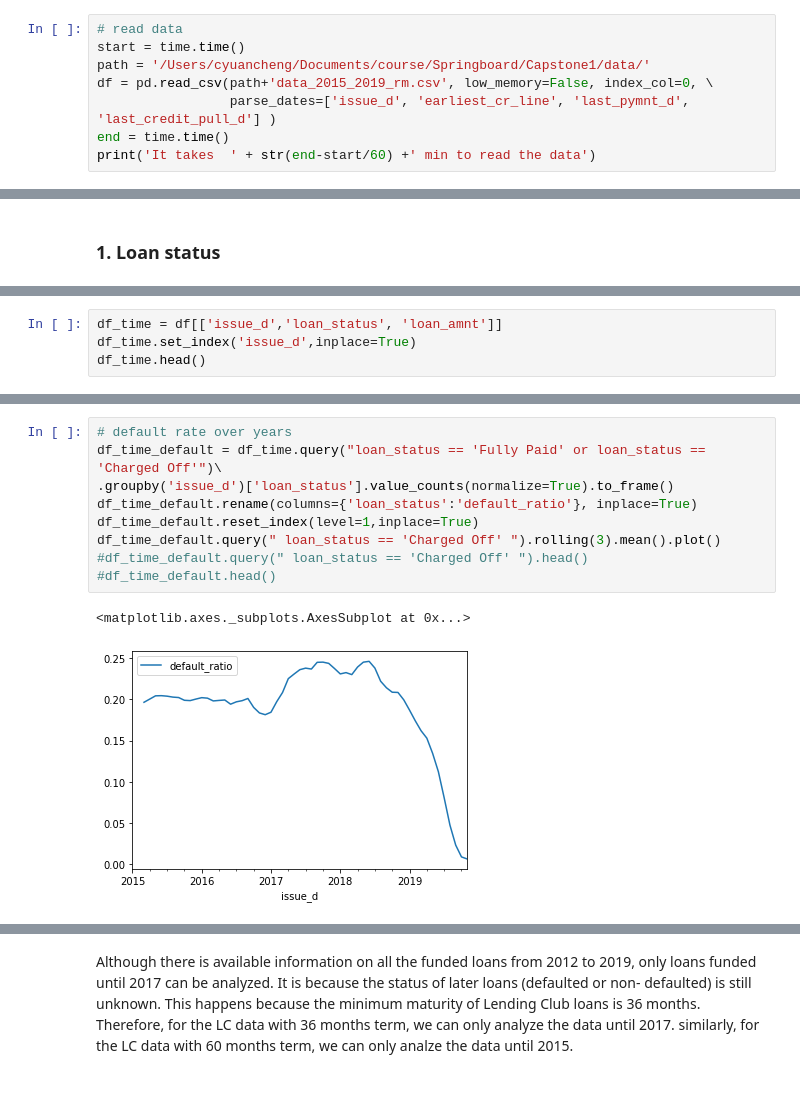
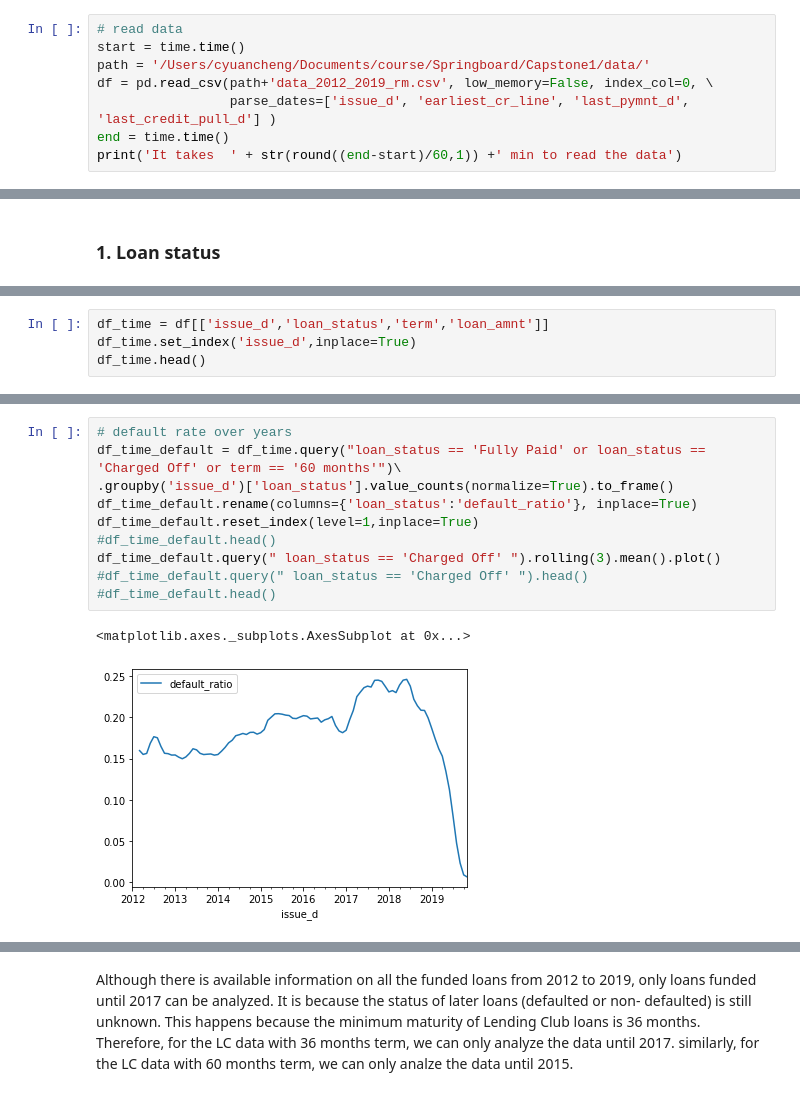
Before and after one commit to cyuancheng/Lending_Club, a Jupyter notebook: 04_LC_DataStory_EDA.ipynb, the cells around one changed output, grey strips where cells are left out. Saved outputs shown, nothing was run; the diff lists cells and outputs as text.

Commit message:
time series default rate

```diff
--- a/04_LC_DataStory_EDA.ipynb
+++ b/04_LC_DataStory_EDA.ipynb
@@ -38,8 +38,8 @@ warnings.filterwarnings('ignore')
 # read data
 start = time.time()
 path = '/Users/cyuancheng/Documents/course/Springboard/Capstone1/data/'
-df = pd.read_csv(path+'data_2015_2019_rm.csv', low_memory=False, index_col=0, \
+df = pd.read_csv(path+'data_2012_2019_rm.csv', low_memory=False, index_col=0, \
                  parse_dates=['issue_d', 'earliest_cr_line', 'last_pymnt_d', 'last_credit_pull_d'] )
 end = time.time()
-print('It takes  ' + str(end-start/60) +' min to read the data')
+print('It takes  ' + str(round((end-start)/60,1)) +' min to read the data')
 # %% [output]
@@ -165,6 +180,6 @@ Issued                 0.000477
 Name: loan_status, dtype: float64
 # %%
-df_time = df[['issue_d','loan_status', 'loan_amnt']]
+df_time = df[['issue_d','loan_status','term','loan_amnt']]
 df_time.set_index('issue_d',inplace=True)
 df_time.head()
 # %% [output]
@@ -178,15 +236,16 @@ df_time.head()
 # %%
 # default rate over years
-df_time_default = df_time.query("loan_status == 'Fully Paid' or loan_status == 'Charged Off'")\
+df_time_default = df_time.query("loan_status == 'Fully Paid' or loan_status == 'Charged Off' or term == '60 months'")\
 .groupby('issue_d')['loan_status'].value_counts(normalize=True).to_frame()
 df_time_default.rename(columns={'loan_status':'default_ratio'}, inplace=True)
 df_time_default.reset_index(level=1,inplace=True)
+#df_time_default.head()
 df_time_default.query(" loan_status == 'Charged Off' ").rolling(3).mean().plot()
 #df_time_default.query(" loan_status == 'Charged Off' ").head()
 #df_time_default.head()
 # %% [output]
 <matplotlib.axes._subplots.AxesSubplot at 0x...>
-[figure, old version]
+[figure, new version]
 # %%
 
 plt.figure(figsize=(10,5))
```
Also changed, not shown: parts of 11 cells of this notebook, 1 other file.
